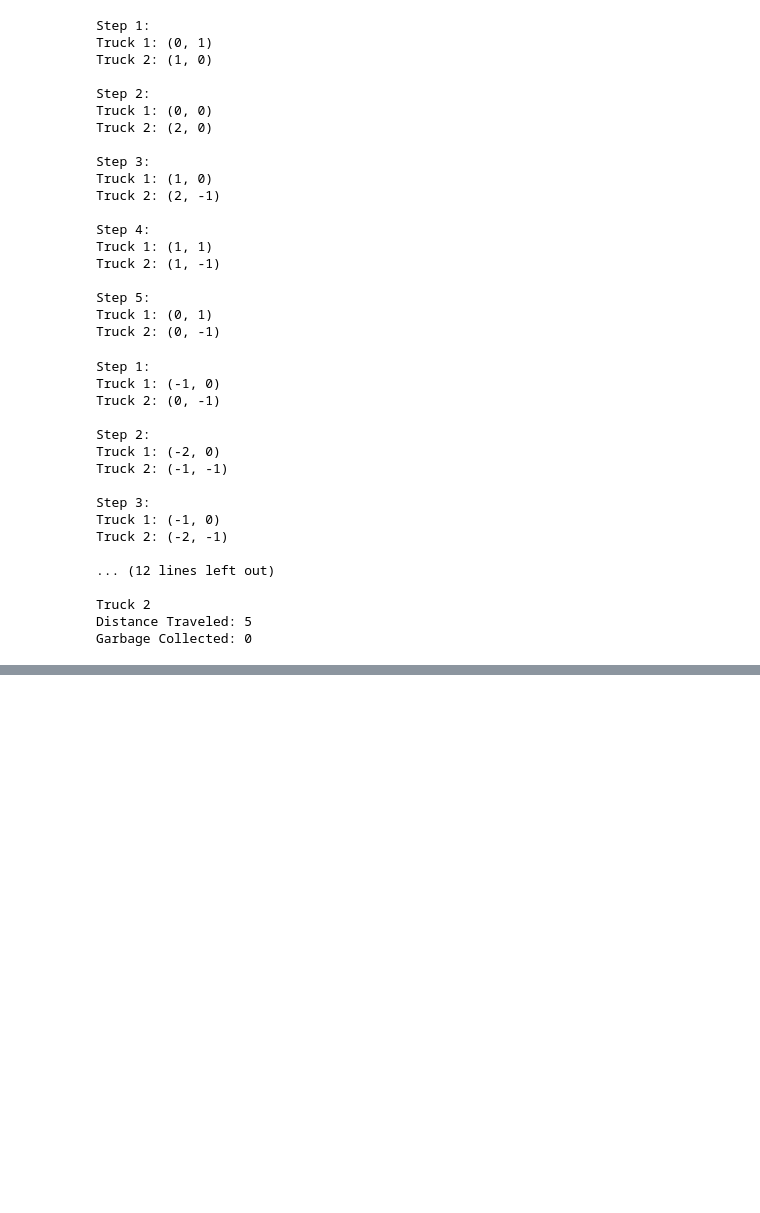
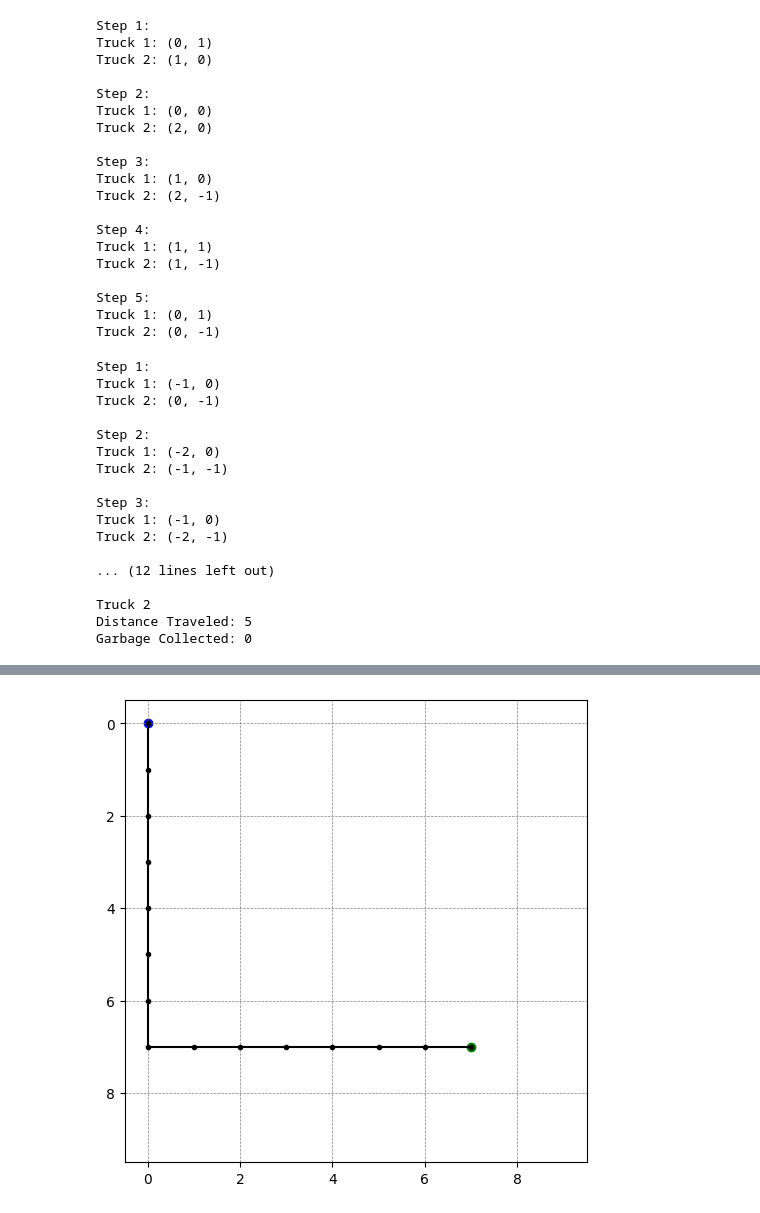
Before and after one commit to Charith-25/RL-Project, a Jupyter notebook: RL_Project.ipynb, the cells around one changed output, grey strips where cells are left out. Drawn from its saved outputs; the diff is of its cells as text; code cells hidden in the pictures; blank space fills up the shorter version.

```diff
--- a/RL_Project.ipynb
+++ b/RL_Project.ipynb
@@ -488,0 +613,80 @@ Garbage Collected: 0
+# %%
+class Environment:
+    # ...
+
+    def plot_environment(self):
+        plt.figure(figsize=(6, 6))
+
+        # Plot the grid
+        plt.imshow(self.grid, cmap='binary', origin='upper', extent=[0, self.size, 0, self.size])
+
+        # Plot obstacles
+        obstacles = np.where(self.grid == 1)
+        plt.scatter(obstacles[1], obstacles[0], color='red', marker='s')
+
+        # Plot target
+# %%
+import numpy as np
+import matplotlib.pyplot as plt
+
+class Environment:
+    def __init__(self, size):
+        self.size = size
+        self.grid = np.zeros((size, size))  # Create an empty grid
+        self.target = (7, 7)  # Set the target location
+        self.truck_pos = (0, 0)  # Set the initial position of the truck
+
+    def move_up(self):
+        new_pos = (self.truck_pos[0] - 1, self.truck_pos[1])
+        if self.is_valid_move(new_pos):
+            self.truck_pos = new_pos
+
+    def move_down(self):
+        new_pos = (self.truck_pos[0] + 1, self.truck_pos[1])
+        if self.is_valid_move(new_pos):
+            self.truck_pos = new_pos
+
+    def move_left(self):
+        new_pos = (self.truck_pos[0], self.truck_pos[1] - 1)
+        if self.is_valid_move(new_pos):
+            self.truck_pos = new_pos
+
+    def move_right(self):
+        new_pos = (self.truck_pos[0], self.truck_pos[1] + 1)
+        if self.is_valid_move(new_pos):
+            self.truck_pos = new_pos
+
+    def is_valid_move(self, pos):
+        x, y = pos
+        if 0 <= x < self.size and 0 <= y < self.size and self.grid[x, y] != 1:
+            return True
+        return False
+
+    def plot_environment(self, path=None):
+        plt.figure(figsize=(6, 6))
+        plt.imshow(self.grid, cmap='binary', origin='upper', extent=[0, self.size, 0, self.size])
+        obstacles = np.where(self.grid == 1)
+        plt.scatter(obstacles[1], obstacles[0], color='red', marker='s')
+        plt.scatter(*self.target, color='green', marker='o')
+        plt.scatter(*self.truck_pos, color='blue', marker='o')
+
+        if path is not None:
+            path = np.array(path)
+            plt.plot(path[:, 1], path[:, 0], 'k.-')
+
+        plt.xlim(-0.5, self.size - 0.5)
+        plt.ylim(-0.5, self.size - 0.5)
+        plt.gca().invert_yaxis()
+        plt.grid(color='gray', linestyle='--', linewidth=0.5)
+        plt.show()
+
+# Create an instance of the Environment class
+env = Environment(size=10)
+
+# Define a path for the truck's movement
+path = [(0, 0), (1, 0), (2, 0), (3, 0), (4, 0), (5, 0), (6, 0), (7, 0), (7, 1), (7, 2), (7, 3), (7, 4), (7, 5), (7, 6), (7, 7)]
+
+# Plot the environment and the truck's path
+env.plot_environment(path)
+# %% [output]
+[figure, added]
```
Also changed, not shown: parts of 15 cells of this notebook.
